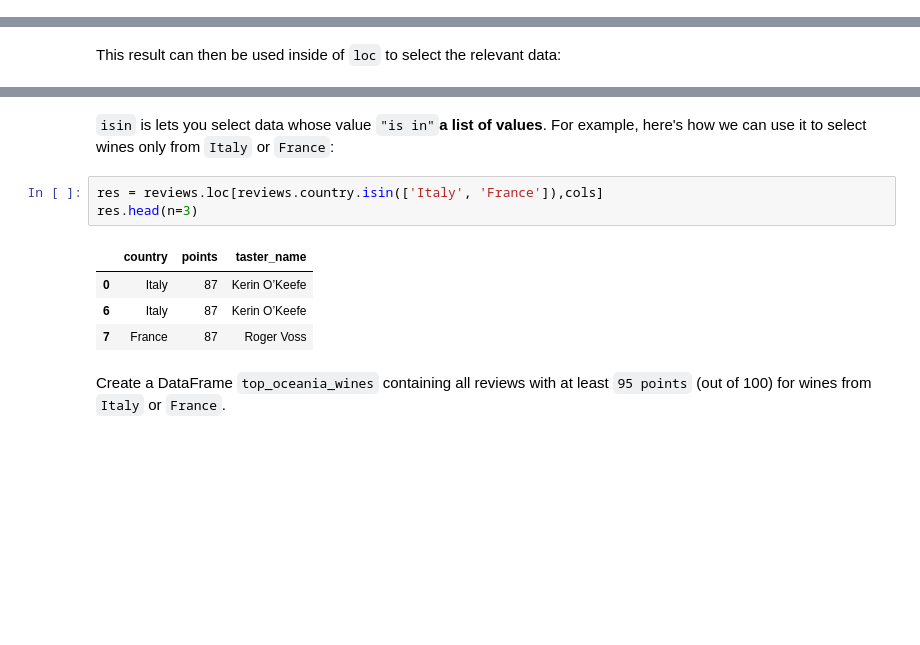
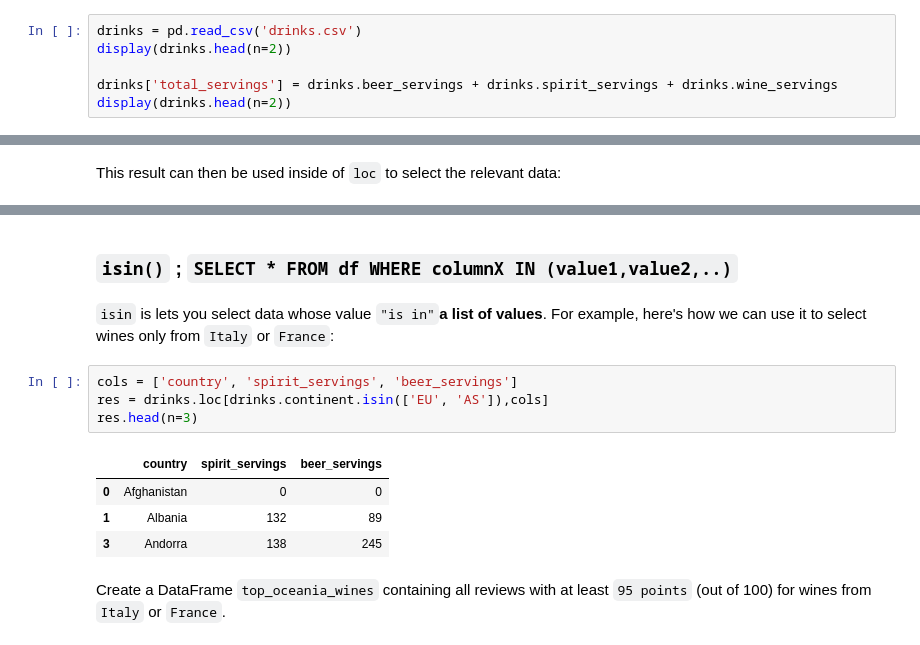
Before and after one commit to dev-SR/machine-learning, a Jupyter notebook: 01pandas/pandas.ipynb, the cells around one changed output, grey strips where cells are left out. Cells and saved outputs as stored; diff of their text form; blank space fills up the shorter version.

```diff
--- a/01pandas/pandas.ipynb
+++ b/01pandas/pandas.ipynb
@@ -819,0 +1289,6 @@ res.head(n=2)
+# %%
+drinks = pd.read_csv('drinks.csv')
+display(drinks.head(n=2))
+
+drinks['total_servings'] = drinks.beer_servings + drinks.spirit_servings + drinks.wine_servings
+display(drinks.head(n=2))
@@ -859,13 +1432,16 @@ bargain_wine
+# %% [markdown]
+### `isin()` ; `SELECT * FROM df WHERE columnX IN (value1,value2,..)`
 # %% [markdown]
 `isin` is lets you select data whose value `"is in"`**a list of values**. For example, here's how we can use it to select wines only from `Italy` or `France`:
 # %%
-res = reviews.loc[reviews.country.isin(['Italy', 'France']),cols]
+cols = ['country', 'spirit_servings', 'beer_servings']
+res = drinks.loc[drinks.continent.isin(['EU', 'AS']),cols]
 res.head(n=3)
 # %% [output]
-|  | country | points | taster_name |
-| 0 | Italy | 87 | Kerin O’Keefe |
-| 6 | Italy | 87 | Kerin O’Keefe |
-| 7 | France | 87 | Roger Voss |
+|  | country | spirit_servings | beer_servings |
+| 0 | Afghanistan | 0 | 0 |
+| 1 | Albania | 132 | 89 |
+| 3 | Andorra | 138 | 245 |
 # %% [markdown]
 Create a DataFrame `top_oceania_wines` containing all reviews with at least `95 points` (out of 100) for wines from `Italy` or `France`.
 # %%
```
Also changed, not shown: parts of 317 cells of this notebook, 2 other files.
